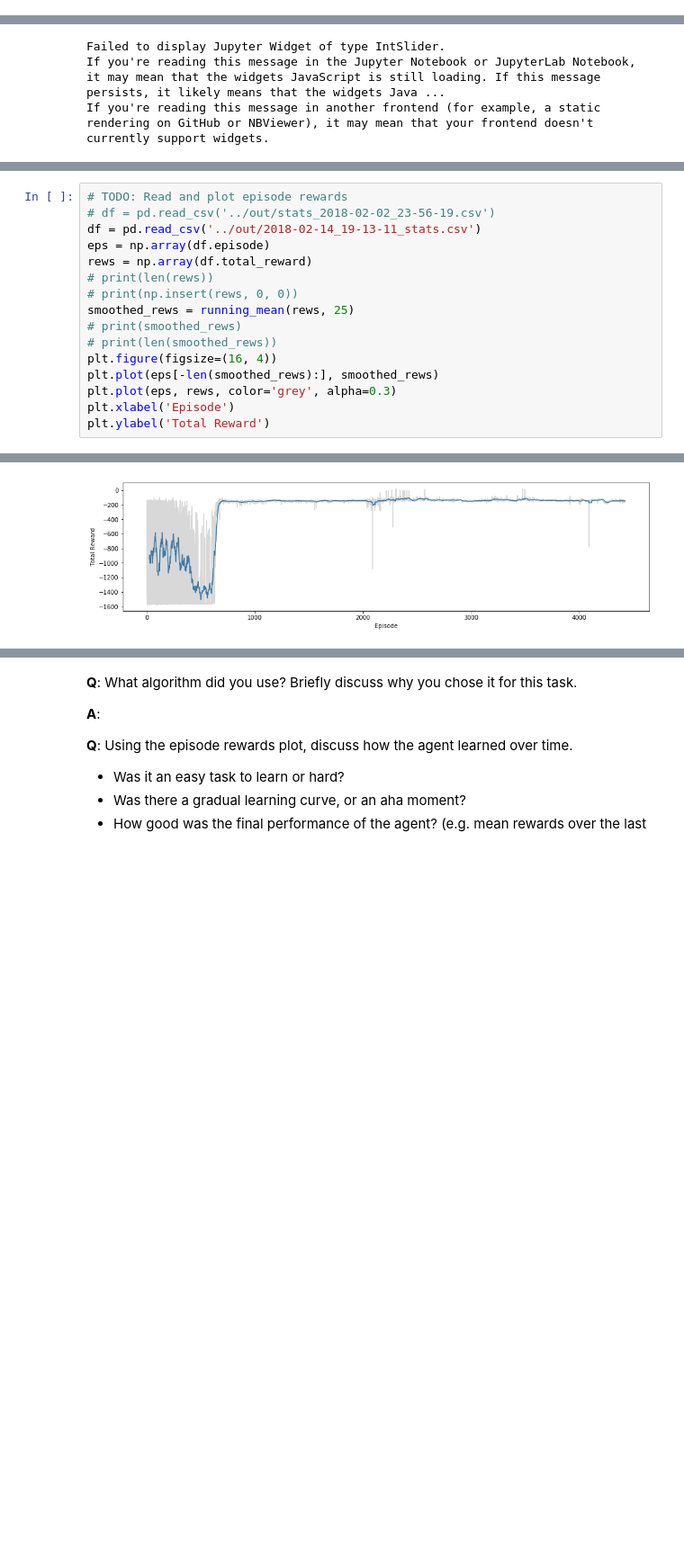
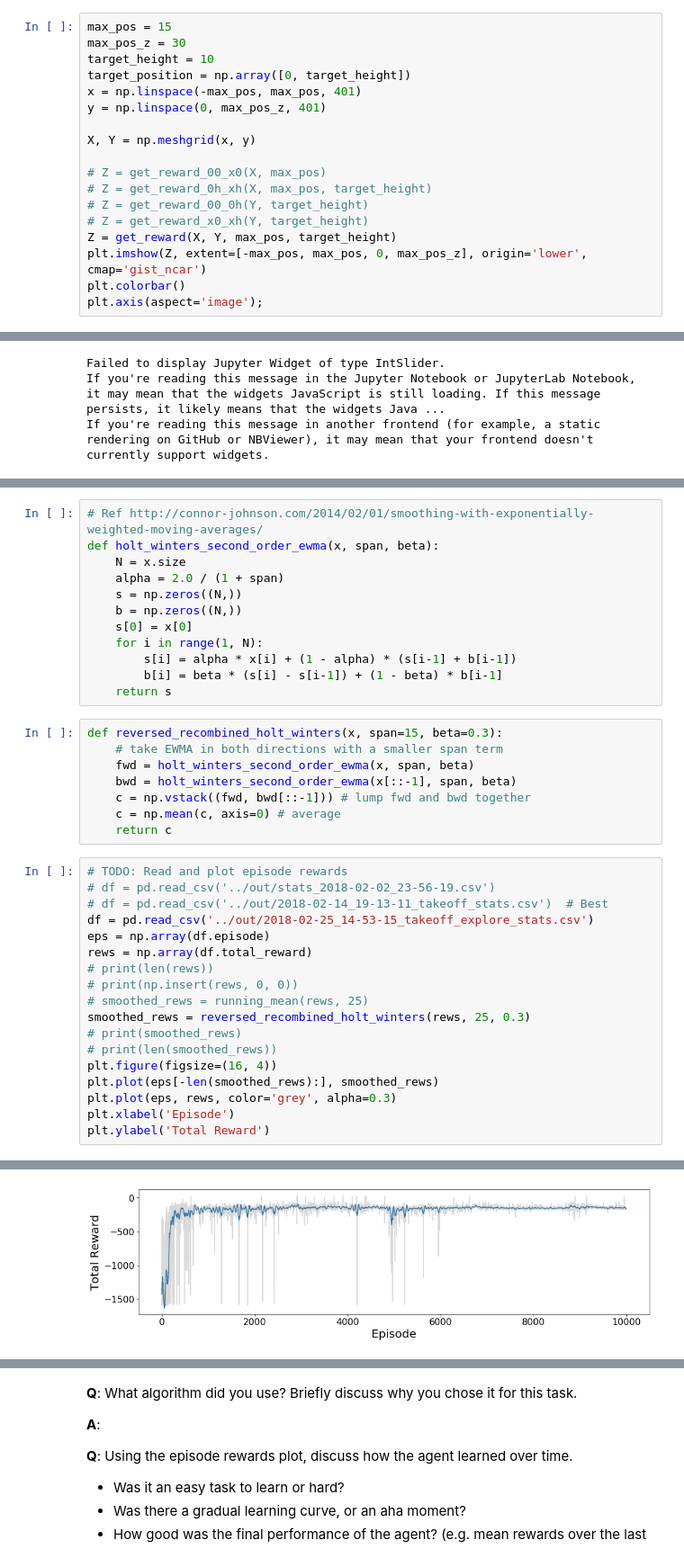
Before and after one commit to WillieMaddox/RL-Quadcopter, a Jupyter notebook: quad_controller_rl/notebooks/RL-Quadcopter.ipynb, the cells around one changed output, grey strips where cells are left out. Shown at 90% size. Saved outputs shown, nothing was run; the diff lists cells and outputs as text; blank space fills up the shorter version.

```diff
--- a/quad_controller_rl/notebooks/RL-Quadcopter.ipynb
+++ b/quad_controller_rl/notebooks/RL-Quadcopter.ipynb
@@ -202,0 +241,18 @@ plt.axis(aspect='image');
+# %%
+max_pos = 15
+max_pos_z = 30
+target_height = 10
+target_position = np.array([0, target_height])
+x = np.linspace(-max_pos, max_pos, 401)
+y = np.linspace(0, max_pos_z, 401)
+
+X, Y = np.meshgrid(x, y)
+
+# Z = get_reward_00_x0(X, max_pos)
+# Z = get_reward_0h_xh(X, max_pos, target_height)
+# Z = get_reward_00_0h(Y, target_height)
+# Z = get_reward_x0_xh(Y, target_height)
+Z = get_reward(X, Y, max_pos, target_height)
+plt.imshow(Z, extent=[-max_pos, max_pos, 0, max_pos_z], origin='lower', cmap='gist_ncar')
+plt.colorbar()
+plt.axis(aspect='image');
@@ -233,19 +270,41 @@ def running_mean(x, N):
+# %%
+# Ref http://connor-johnson.com/2014/02/01/smoothing-with-exponentially-weighted-moving-averages/
+def holt_winters_second_order_ewma(x, span, beta):
+    N = x.size
+    alpha = 2.0 / (1 + span)
+    s = np.zeros((N,))
+    b = np.zeros((N,))
+    s[0] = x[0]
+    for i in range(1, N):
+        s[i] = alpha * x[i] + (1 - alpha) * (s[i-1] + b[i-1])
+        b[i] = beta * (s[i] - s[i-1]) + (1 - beta) * b[i-1]
+    return s
+# %%
+def reversed_recombined_holt_winters(x, span=15, beta=0.3):
+    # take EWMA in both directions with a smaller span term
+    fwd = holt_winters_second_order_ewma(x, span, beta)
+    bwd = holt_winters_second_order_ewma(x[::-1], span, beta)
+    c = np.vstack((fwd, bwd[::-1])) # lump fwd and bwd together
+    c = np.mean(c, axis=0) # average
+    return c
 # %%
 # TODO: Read and plot episode rewards
 # df = pd.read_csv('../out/stats_2018-02-02_23-56-19.csv')
-df = pd.read_csv('../out/2018-02-14_19-13-11_stats.csv')
+# df = pd.read_csv('../out/2018-02-14_19-13-11_takeoff_stats.csv')  # Best
+df = pd.read_csv('../out/2018-02-25_14-53-15_takeoff_explore_stats.csv')
 eps = np.array(df.episode)
 rews = np.array(df.total_reward)
 # print(len(rews))
 # print(np.insert(rews, 0, 0))
-smoothed_rews = running_mean(rews, 25)
+# smoothed_rews = running_mean(rews, 25)
+smoothed_rews = reversed_recombined_holt_winters(rews, 25, 0.3)
 # print(smoothed_rews)
 # print(len(smoothed_rews))
 plt.figure(figsize=(16, 4))
 plt.plot(eps[-len(smoothed_rews):], smoothed_rews)
 plt.plot(eps, rews, color='grey', alpha=0.3)
 plt.xlabel('Episode')
 plt.ylabel('Total Reward')
 # %% [output]
 Text(0,0.5,'Total Reward')
-[figure, old version]
+[figure, new version]
```
Also changed, not shown: parts of 23 cells of this notebook, 18 other files.
